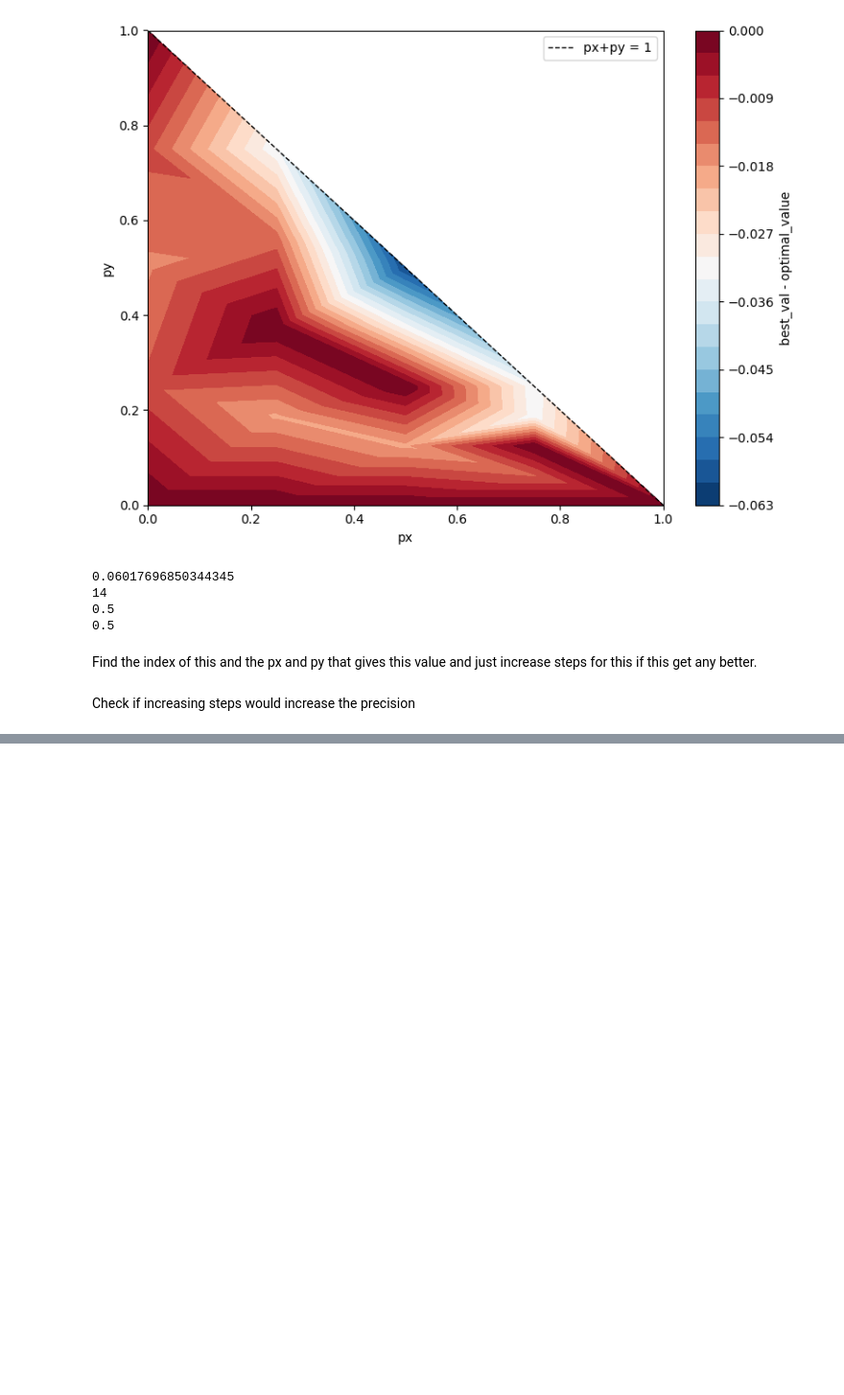
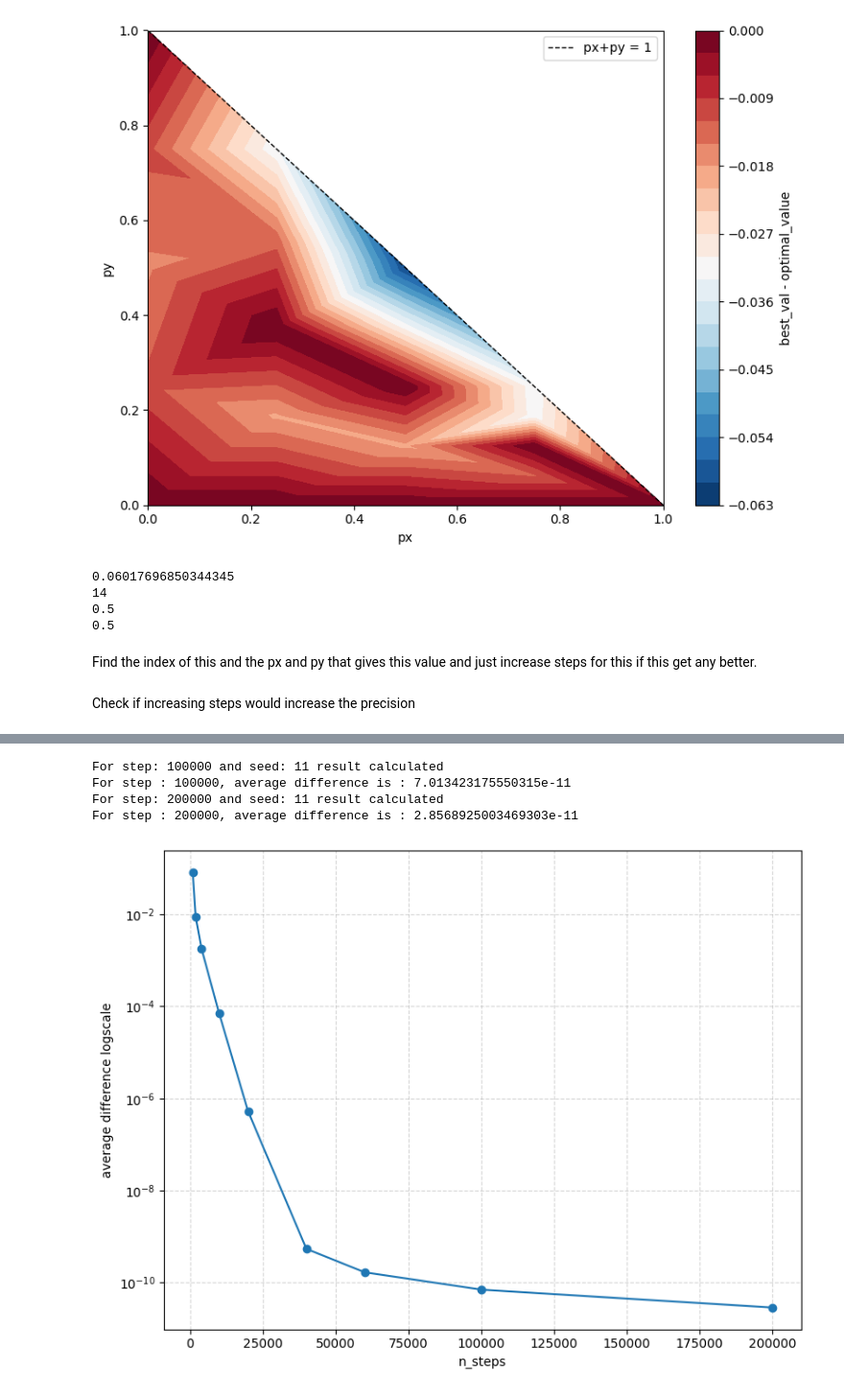
Before and after one commit to YommoY-official/MPQMasters, a Jupyter notebook: ruskai_supremum_optimisaiton.ipynb, the cells around one changed output, grey strips where cells are left out. Shown at 96% size. Drawn from its saved outputs; the diff is of its cells as text; code cells hidden in the pictures; blank space fills up the shorter version.

Commit message:
Added part for checking precision with increased step number and plot it from 1000 to 200000 number of steps. Can see error magnitude decreases as number of step increase.

```diff
--- a/ruskai_supremum_optimisaiton.ipynb
+++ b/ruskai_supremum_optimisaiton.ipynb
@@ -278,0 +291,35 @@ For step: 5000 and seed: 5, difference is : 0.0009234728367513156
+# %%
+
+seed_list = [11];
+for n_steps in [100000,200000]:
+    ave = 0
+    for seed in seed_list:
+        opt = optimal_value(px,py)
+        best_raw, best_val = maximize(px,py,n_steps,lr, 1,seed )
+
+        result = opt-best_val
+        print(f"For step: {n_steps} and seed: {seed} result calculated")
+
+        ave += result
+
+    ave = ave / len(seed_list)
+    step_ave_list.append(ave)
+    print(f"For step : {n_steps}, average difference is : {ave}")
+# %% [output]
+For step: 100000 and seed: 11 result calculated
+For step : 100000, average difference is : 7.013423175550315e-11
+For step: 200000 and seed: 11 result calculated
+For step : 200000, average difference is : 2.8568925003469303e-11
+# %%
+all_steps = [1000,2000,4000, 10000,20000,40000,60000, 100000,200000]
+fig,ax = plt.subplots(figsize = (8,6))
+ax.semilogy(all_steps, step_ave_list, 'o-')
+ax.set_xlabel("n_steps")
+ax.set_ylabel("average difference logscale")
+ax.grid(True, which = 'both', linestyle = '--', alpha = 0.5)
+plt.tight_layout()
+
+plt.savefig('average_difference.png')
+plt.show()
+# %% [output]
+[figure, added]
```
Also changed, not shown: parts of 1 cell of this notebook.
